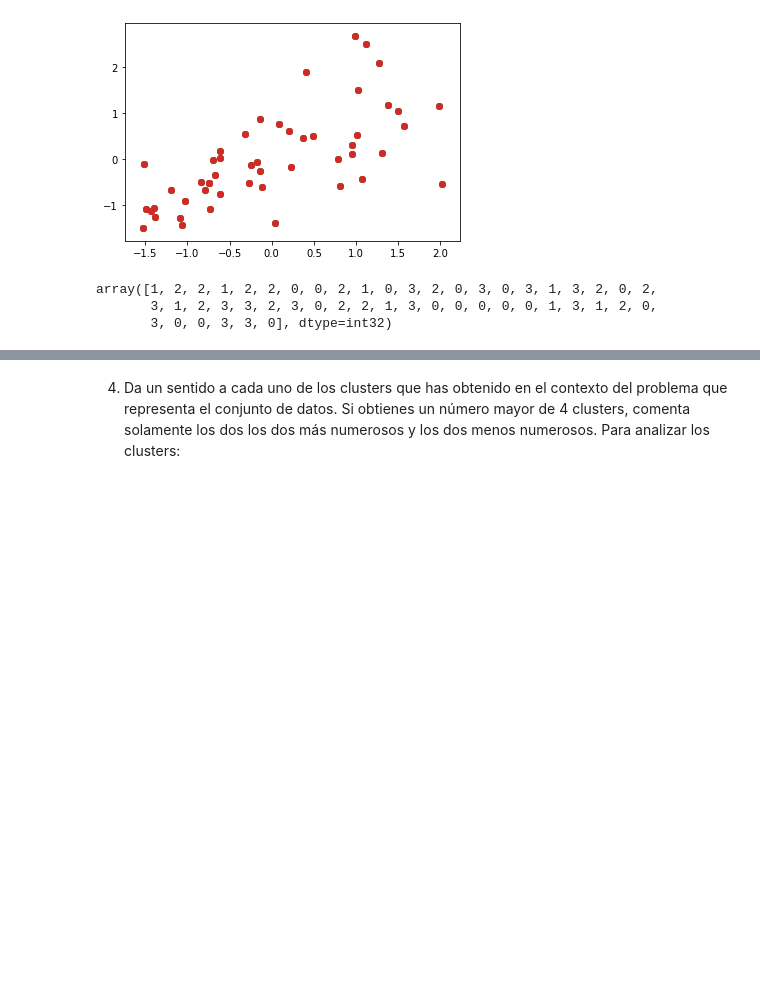
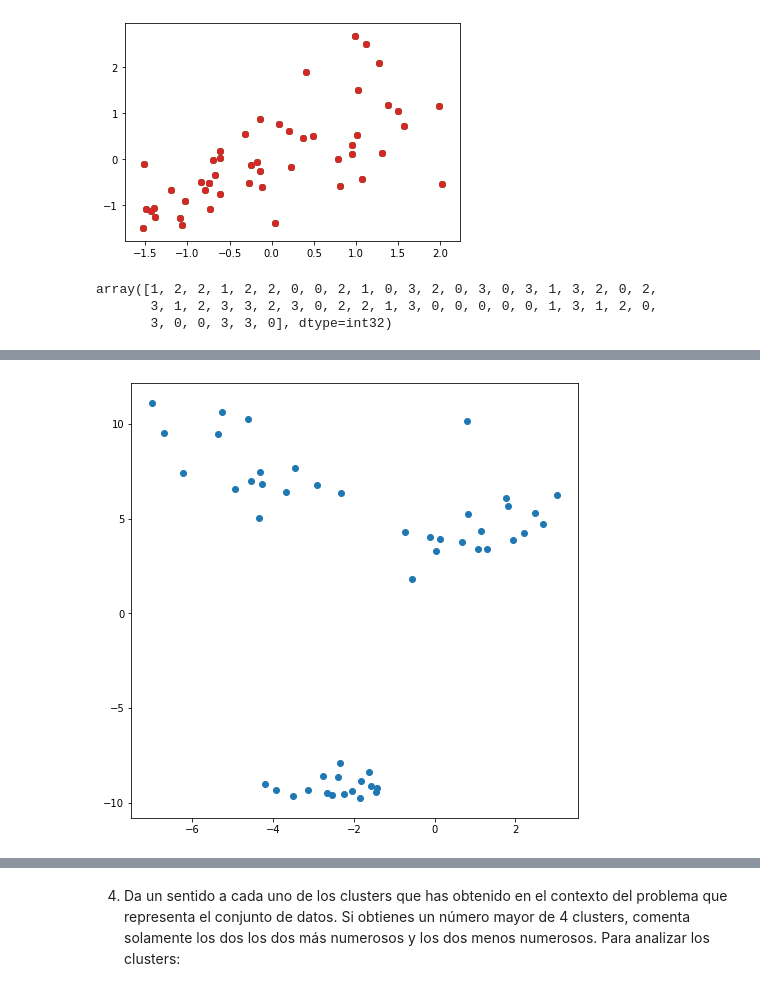
Before and after one commit to diegoambite/IA2, a Jupyter notebook: Práctica 1 IA2.ipynb, the cells around one changed output, grey strips where cells are left out. Saved outputs shown, nothing was run; the diff lists cells and outputs as text; code cells hidden in the pictures; blank space fills up the shorter version.

```diff
--- a/Práctica 1 IA2.ipynb
+++ b/Práctica 1 IA2.ipynb
@@ -182,0 +210,8 @@ plot_clusters(X)
+# %%
+real_centers = [[1, 1], [5, 5], [7, 3]]
+stds = [1, 0.7, 1.7]
+X, labels = make_blobs(n_samples = len(df),n_features=4, centers = None, cluster_std = stds, random_state=333)
+
+print('Número de elementos:', len(X))
+print('Primeros elementos de X:', X[0:10])
+print('Primeras elementos de labels:', labels[0:10])
@@ -182,0 +231,4 @@ plot_clusters(X)
+# %%
+plot_clusters(X)
+# %% [output]
+[figure, added]
```
Also changed, not shown: parts of 45 cells of this notebook.
